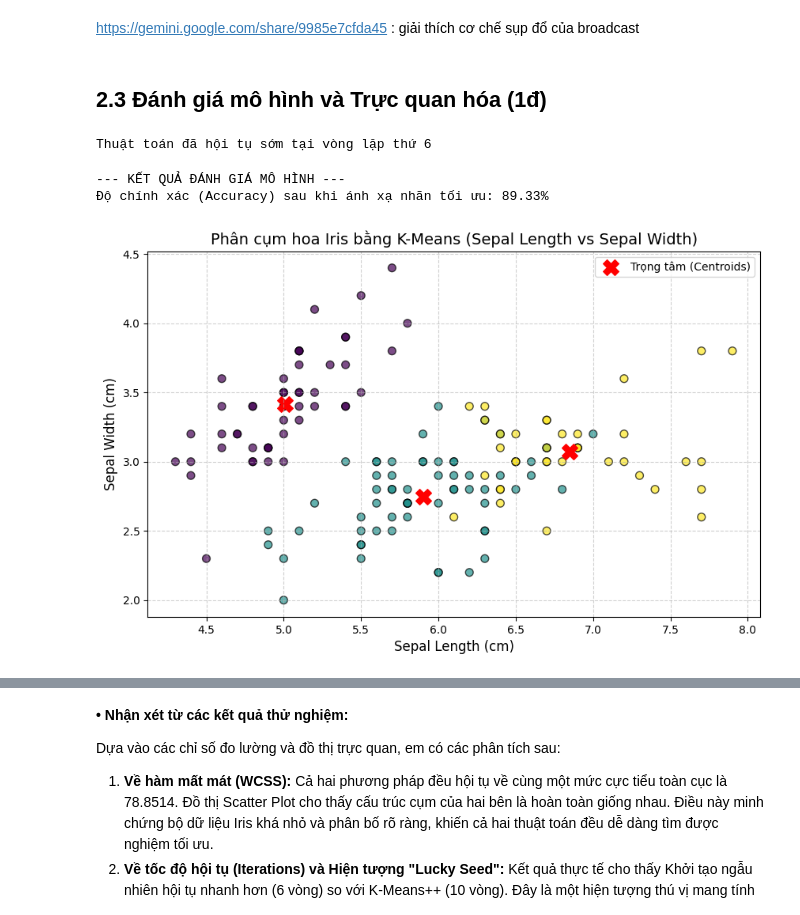
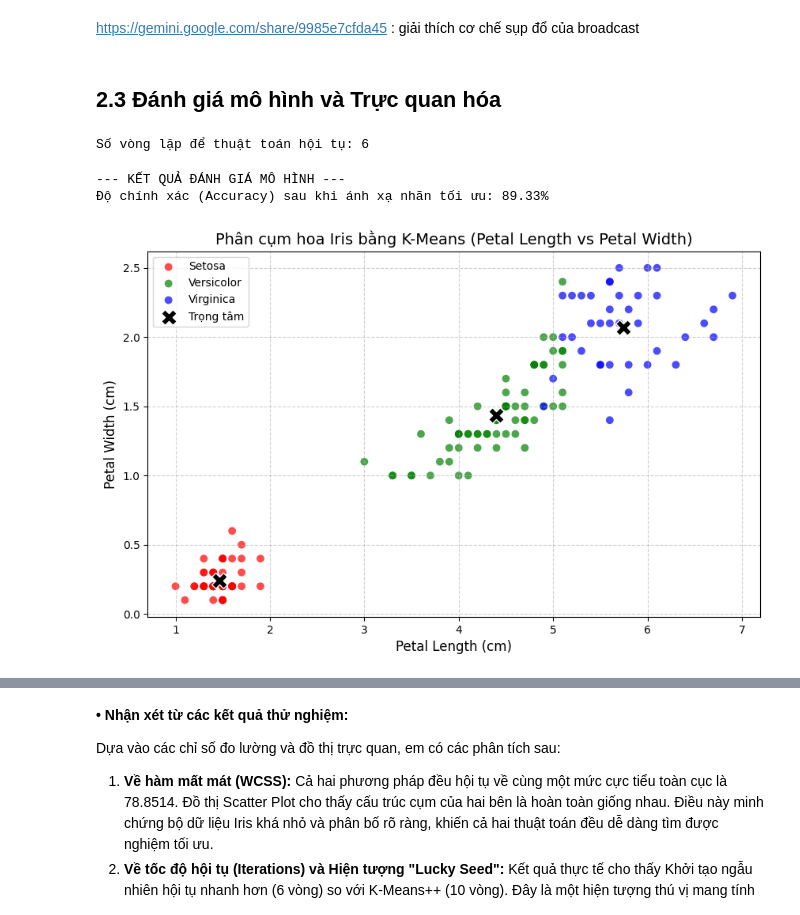
Before and after one commit to TranTrongTu/hcmus-math-for-ai, a Jupyter notebook: lab03/24122024.ipynb, the cells around one changed output, grey strips where cells are left out. Cells and saved outputs as stored; diff of their text form; code cells hidden in the pictures.

```diff
--- a/lab03/24122024.ipynb
+++ b/lab03/24122024.ipynb
@@ -394,14 +406,15 @@ class KMeansCustom:
 # %% [markdown]
 https://gemini.google.com/share/9985e7cfda45 : giải thích cơ chế sụp đổ của broadcast
 # %% [markdown]
-## 2.3 Đánh giá mô hình và Trực quan hóa (1đ)
+## 2.3 Đánh giá mô hình và Trực quan hóa
 # %%
 # 1. Initialize and fit the custom K-Means model on the feature matrix X
 kmeans = KMeansCustom(k=3, max_iters=100, tol=1e-4)
 kmeans.fit(X)
 predicted_labels = kmeans.labels
+print("Số vòng lặp để thuật toán hội tụ:", kmeans.n_iters_)
 # %% [output]
-Thuật toán đã hội tụ sớm tại vòng lặp thứ 6
+Số vòng lặp để thuật toán hội tụ: 6
 # %%
 # 2. Find the optimal label mapping and calculate final accuracy
 def get_best_label_mapping(y_true, y_pred):
@@ -437,59 +450,62 @@ def get_best_label_mapping(y_true, y_pred):
         # Update best accuracy and best mapping if the current one is higher
         if accuracy > best_accuracy:
             best_accuracy = accuracy
             best_mapped_labels = np.copy(mapped_labels)
 
     return best_mapped_labels, best_accuracy
 
+# Giả định bạn đã có Y (nhãn thật) và predicted_labels (từ KMeans) trước đó
 final_labels, accuracy = get_best_label_mapping(Y, predicted_labels)
 
 # Output the result
 print(f"--- KẾT QUẢ ĐÁNH GIÁ MÔ HÌNH ---")
 print(f"Độ chính xác (Accuracy) sau khi ánh xạ nhãn tối ưu: {accuracy * 100:.2f}%\n")
 
+
 # 3. Visualization using a reusable plotting function
 def plot_kmeans_clusters(X, labels, centroids, title, ax=None):
     """
-    Visualize the clustering results on a 2D scatter plot using the first two features.
-
-    Parameters:
-    -----------
-    X : numpy.ndarray of shape (n_samples, n_features)
-        The dataset containing the feature vectors.
-    labels : numpy.ndarray of shape (n_samples,)
-        The cluster labels assigned to each data point.
-    centroids : numpy.ndarray of shape (k, n_features)
-        The coordinates of the cluster centers.
-    title : str
-        The title for the plot.
-    ax : matplotlib.axes.Axes, optional, default=None
-        The axes object to draw the plot onto. If None, it uses the current active axes.
+    Visualize the clustering results on a 2D scatter plot using Petal features.
+    Explicitly plots each class to generate a clear legend with names.
     """
     if ax is None:
         ax = plt.gca()
 
-    # Scatter plot for data points and centroids
-    ax.scatter(X[:, 0], X[:, 1], c=labels, cmap='viridis', s=50, alpha=0.7, edgecolors='k')
-    ax.scatter(centroids[:, 0], centroids[:, 1], c='red', marker='X', s=200, label='Trọng tâm (Centroids)')
+    # Define specific names and colors for the 3 Iris classes
+    class_names = ['Setosa', 'Versicolor', 'Virginica']
+    colors = ['red', 'green', 'blue']
 
-    # Add formatting
+    # Plot each class separately to create distinct legend entries
+    for i in range(3):
+        # Extract points that belong to cluster 'i'
+        cluster_points = X[labels == i]
+
+        # Scatter plot for this specific class
+        ax.scatter(cluster_points[:, 2], cluster_points[:, 3],
+                   color=colors[i], label=class_names[i],
+                   s=50, alpha=0.7, edgecolors='none')
+
+    # Do the same for the centroids' coordinates
+    ax.scatter(centroids[:, 2], centroids[:, 3],
+               c='black', marker='X', s=200, edgecolors='white', label='Trọng tâm')
+
+    # Update formatting
     ax.set_title(title, fontsize=14)
-    ax.set_xlabel('Sepal Length (cm)', fontsize=12)
-    ax.set_ylabel('Sepal Width (cm)', fontsize=12)
-    ax.legend()
+    ax.set_xlabel('Petal Length (cm)', fontsize=12)
+    ax.set_ylabel('Petal Width (cm)', fontsize=12)
+
+    # Force the legend to be positioned on the upper left side
+    ax.legend(loc='upper left')
+
     ax.grid(True, linestyle='--', alpha=0.6)
 
-# Create a figure for the single plot
+# Create figure and call the function
 plt.figure(figsize=(10, 6))
-
-# Call the function (ax is None, so it uses the current figure)
 plot_kmeans_clusters(X, final_labels, kmeans.centroids,
-                     title='Phân cụm hoa Iris bằng K-Means (Sepal Length vs Sepal Width)')
-
-# Display the plot
+                     title='Phân cụm hoa Iris bằng K-Means (Petal Length vs Petal Width)')
 plt.show()
 # %% [output]
 --- KẾT QUẢ ĐÁNH GIÁ MÔ HÌNH ---
 Độ chính xác (Accuracy) sau khi ánh xạ nhãn tối ưu: 89.33%
-[figure, old version]
+[figure, new version]
 # %% [markdown]
```
Also changed, not shown: parts of 21 cells of this notebook.
